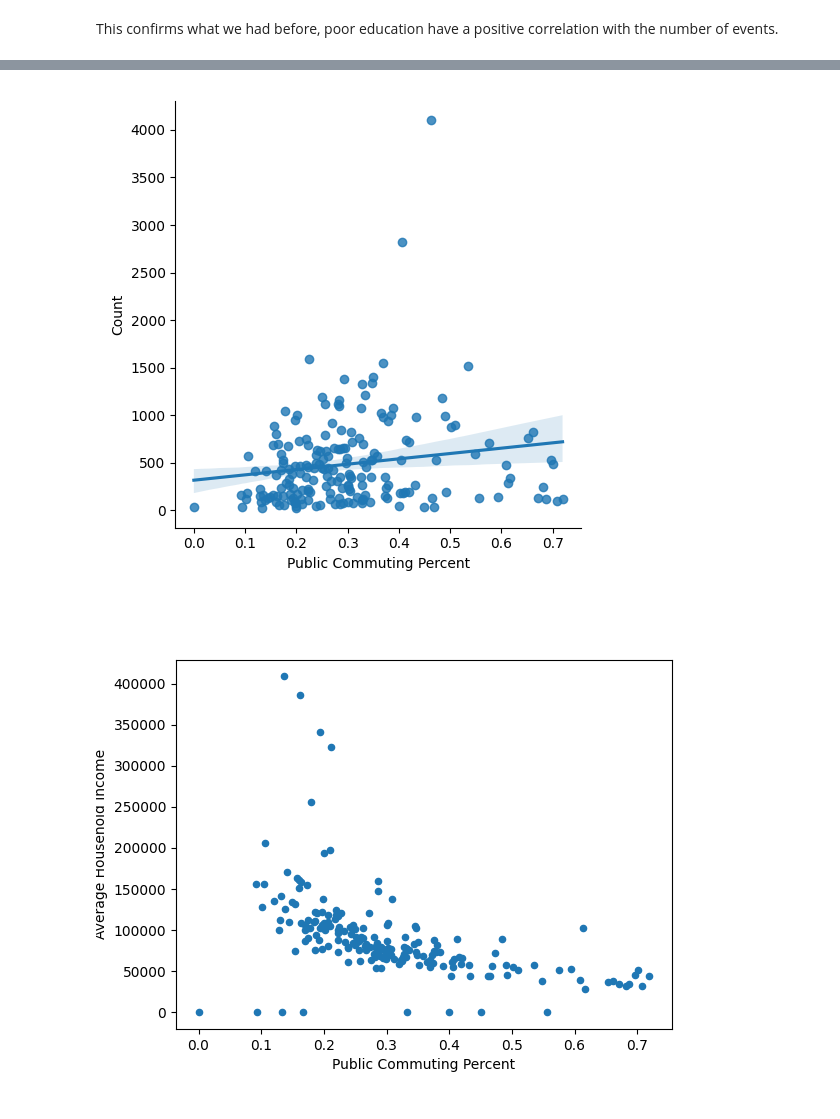
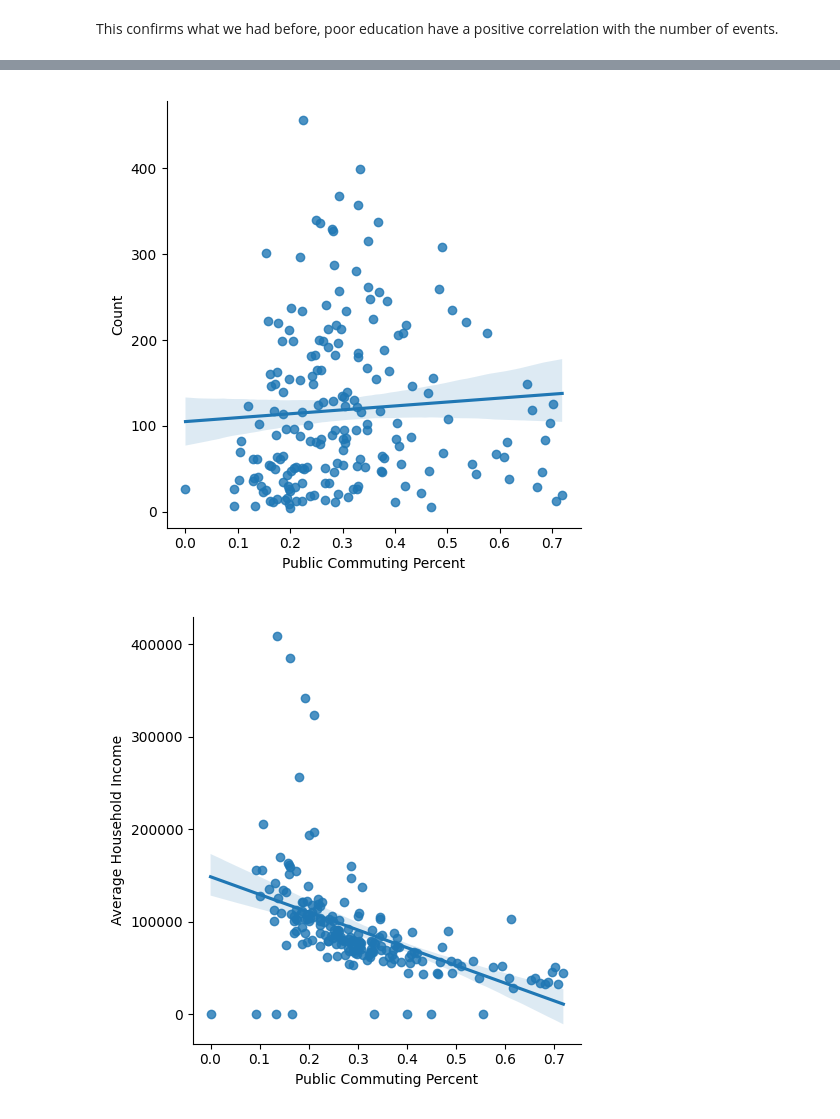
Before and after one commit to tommyvct/winnipeg-311-data-analysis, a Jupyter notebook: spatial_regression.ipynb, the cells around one changed output, grey strips where cells are left out. Saved outputs shown, nothing was run; the diff lists cells and outputs as text; code cells hidden in the pictures.

```diff
--- a/spatial_regression.ipynb
+++ b/spatial_regression.ipynb
@@ -13,11 +13,24 @@ from data_utilities import *
 # %% [markdown]
 ## Regression
 # %%
+services_filter: list = [10,11,14,15]
+
+data = pd.DataFrame()
+if len(services_filter) != 0:
+    for i in range(len(services_filter)):
+        if type(services_filter[i]) != str:
+            services_filter[i] = services[services_filter[i]]
+    for i in services_filter:
+        # data = DF[DF["Service Area and Request"].isin(services_filter)]
+        data = DF[DF["Service Request"].isin(services_filter)]
+else:
+    data = DF
+
 census_df = pd.read_csv("./assets/census_2016_new.csv")
 census_df = census_df[census_df["Boundary Type"] == "Neighbourhood"]
 
 # combined_df = pd.merge(DF, census_df, left_on="Neighbourhood", right_on="Boundary Name", how="inner")
-combined_df = DF.groupby("Neighbourhood").size().sort_values().to_frame().rename(columns={0: "Count"})
+combined_df = data.groupby("Neighbourhood").size().sort_values().to_frame().rename(columns={0: "Count"})
 combined_df = pd.merge(combined_df, census_df, left_on="Neighbourhood", right_on="Boundary Name", how="inner")
 combined_df = combined_df[combined_df['Population 2016'] != 0]
 # %%
@@ -189,11 +202,12 @@ combined_df['Public Commuting Percent'] = combined_df['Commuting Method Percent'
 sns.lmplot(x="Public Commuting Percent", y="Count", data=combined_df)
 plt.show()
 # %% [output]
-[figure, old version]
+[figure, new version]
 # %%
-combined_df.plot(kind="scatter", x="Public Commuting Percent", y="Average Household Income")
+# combined_df.plot(kind="scatter", x="Public Commuting Percent", y="Average Household Income")
+sns.lmplot(x="Public Commuting Percent", y="Average Household Income", data=combined_df)
 plt.show()
 # %% [output]
-[figure, old version]
+[figure, new version]
 # %%
 sns.lmplot(x="LIM-AT", y="Count", data=combined_df)
```
Also changed, not shown: parts of 20 cells of this notebook.
